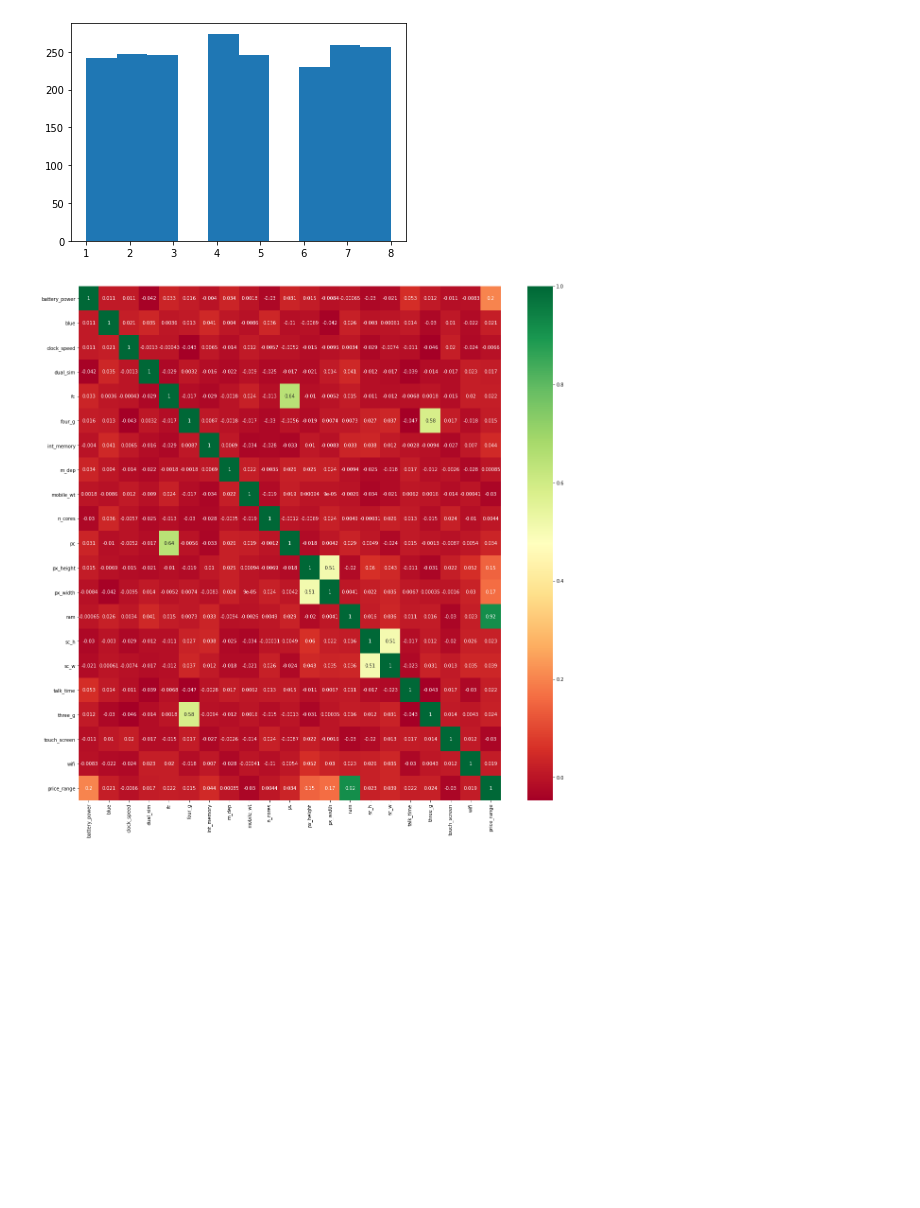
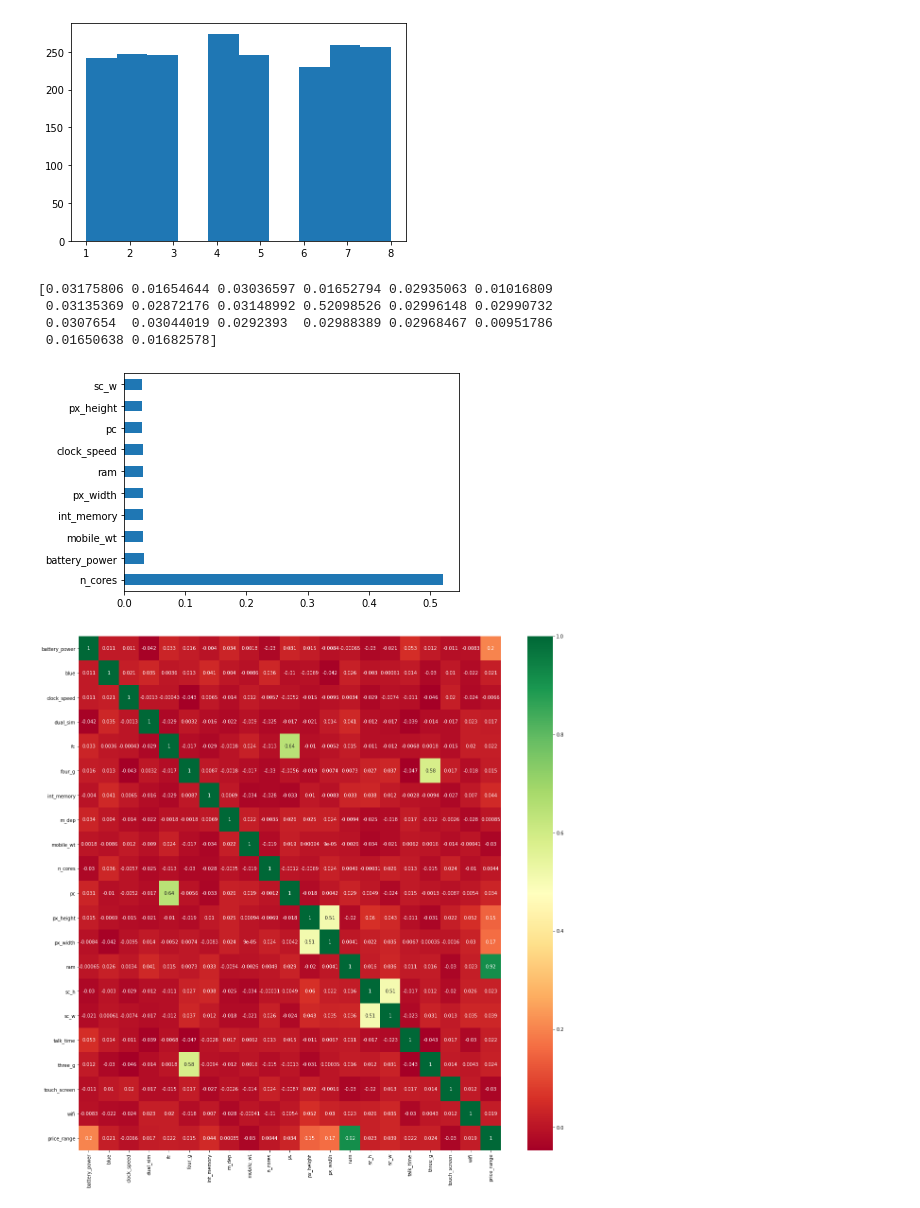
Before and after one commit to lordwarlock5001/TCS_iON_RIO, a Jupyter notebook: TCS iON RIO.ipynb, the cells around one changed output. Saved outputs shown, nothing was run; the diff lists cells and outputs as text; code cells hidden in the pictures; blank space fills up the shorter version.

```diff
--- a/TCS iON RIO.ipynb
+++ b/TCS iON RIO.ipynb
@@ -145,6 +145,23 @@ plt.hist(dataset.n_cores)
  array([1. , 1.7, 2.4, 3.1, 3.8, 4.5, 5.2, 5.9, 6.6, 7.3, 8. ]),
  <BarContainer object of 10 artists>)
 [figure]
+# %%
+X = dataset.iloc[:,0:20]
+y = dataset.iloc[:,-1]
+from sklearn.ensemble import ExtraTreesClassifier
+import matplotlib.pyplot as plt
+model = ExtraTreesClassifier()
+model.fit(X,y)
+print(model.feature_importances_)
+feat_importances = pd.Series(model.feature_importances_, index=X.columns)
+feat_importances.nlargest(10).plot(kind='barh')
+plt.show()
+# %% [output]
+[0.03175806 0.01654644 0.03036597 0.01652794 0.02935063 0.01016809
+ 0.03135369 0.02872176 0.03148992 0.52098526 0.02996148 0.02990732
+ 0.0307654  0.03044019 0.0292393  0.02988389 0.02968467 0.00951786
+ 0.01650638 0.01682578]
+[figure, added]
 # %%
 X = dataset.iloc[:,0:20]
 y = dataset.iloc[:,-1]
```
